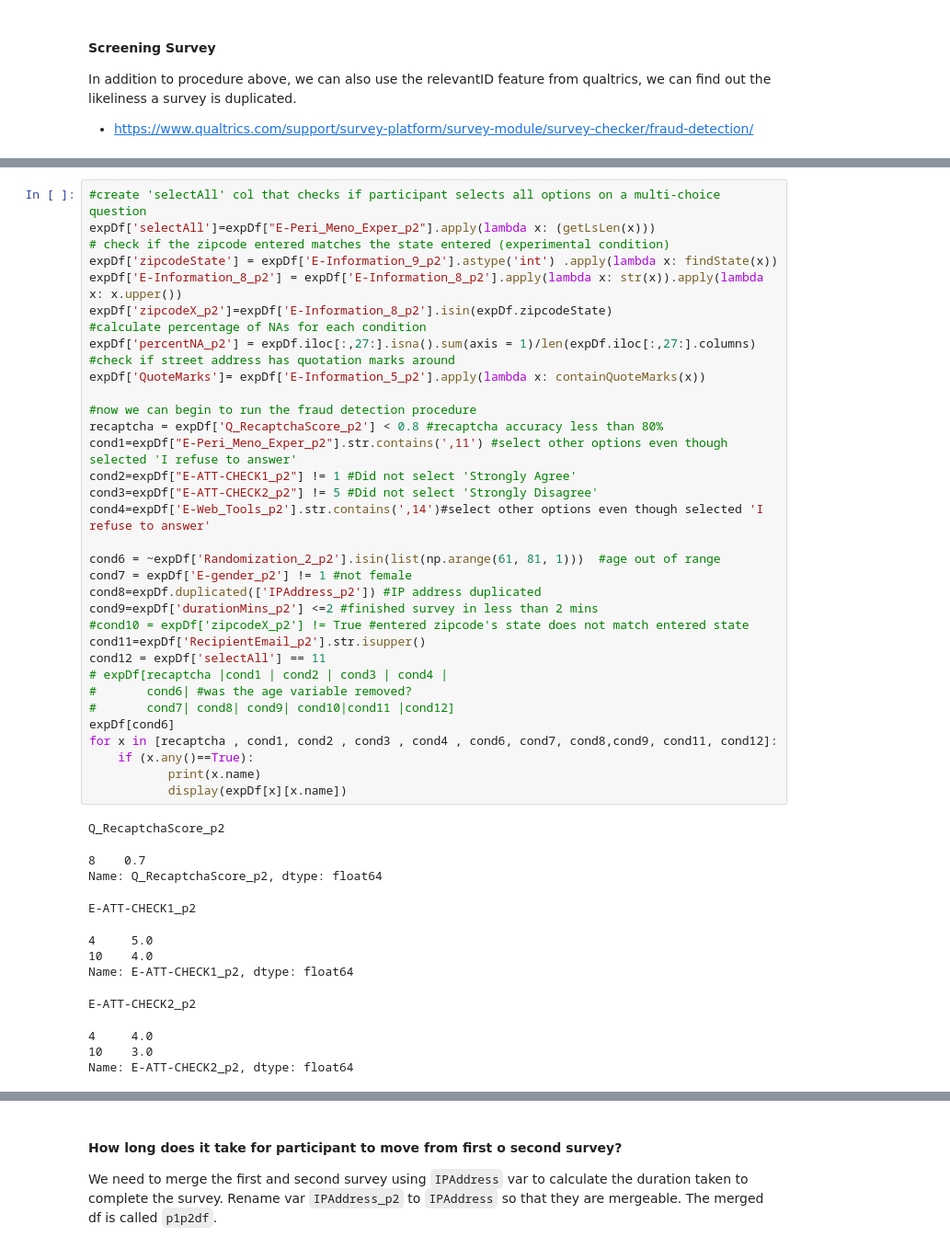
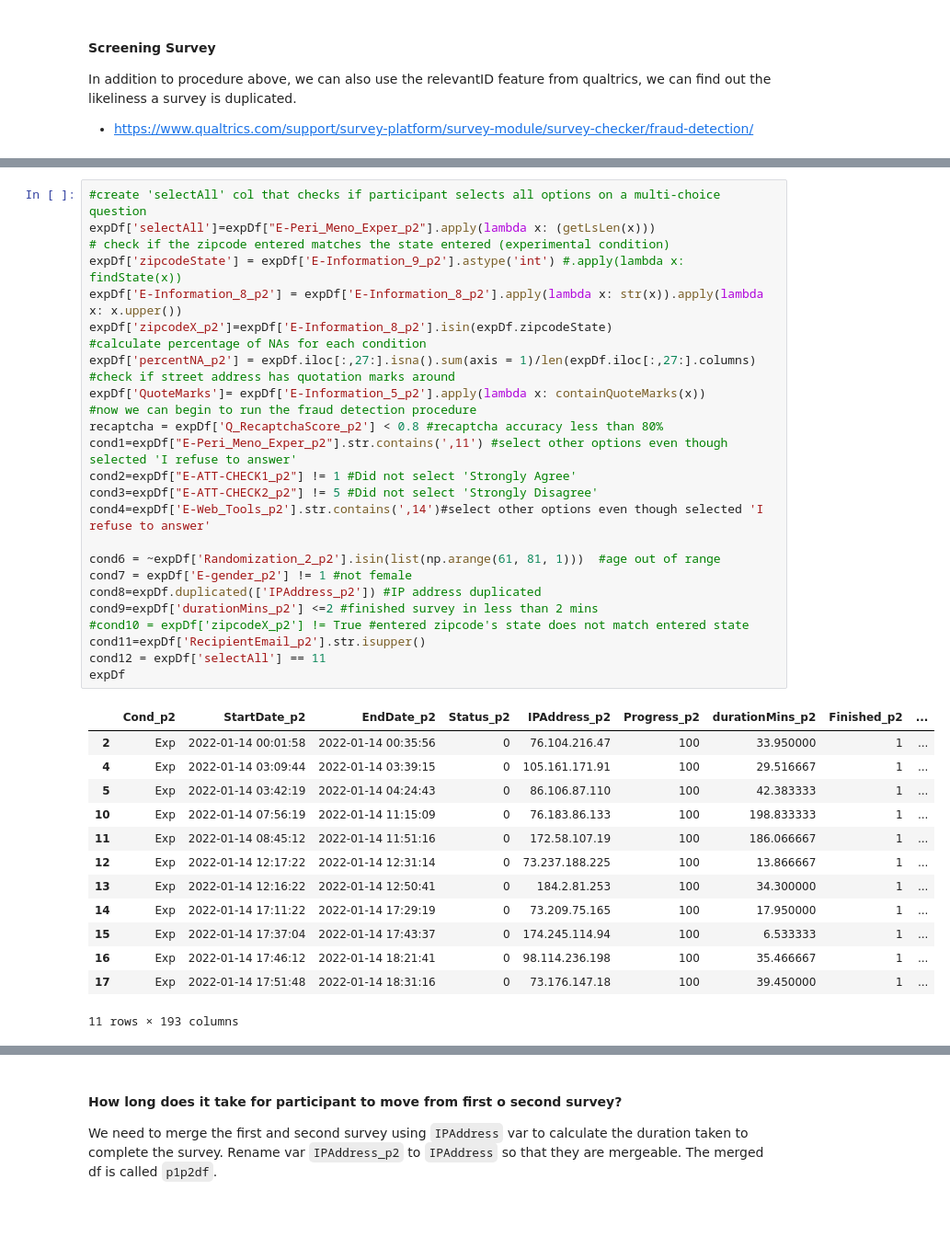
Before and after one commit to nghuixin/menopause, a Jupyter notebook: fraud_detection_pilot.ipynb, the cells around one changed output, grey strips where cells are left out. Shown at 92% size. Drawn from its saved outputs; the diff is of its cells as text; blank space fills up the shorter version.

```diff
--- a/fraud_detection_pilot.ipynb
+++ b/fraud_detection_pilot.ipynb
@@ -162,46 +139,40 @@ screening[cBot] #which responses are bots?
 # %%
 #create 'selectAll' col that checks if participant selects all options on a multi-choice question
 expDf['selectAll']=expDf["E-Peri_Meno_Exper_p2"].apply(lambda x: (getLsLen(x)))
 # check if the zipcode entered matches the state entered (experimental condition)
-expDf['zipcodeState'] = expDf['E-Information_9_p2'].astype('int') .apply(lambda x: findState(x))
+expDf['zipcodeState'] = expDf['E-Information_9_p2'].astype('int') #.apply(lambda x: findState(x))
 expDf['E-Information_8_p2'] = expDf['E-Information_8_p2'].apply(lambda x: str(x)).apply(lambda x: x.upper())
 expDf['zipcodeX_p2']=expDf['E-Information_8_p2'].isin(expDf.zipcodeState)
 #calculate percentage of NAs for each condition
 expDf['percentNA_p2'] = expDf.iloc[:,27:].isna().sum(axis = 1)/len(expDf.iloc[:,27:].columns)
 #check if street address has quotation marks around
 expDf['QuoteMarks']= expDf['E-Information_5_p2'].apply(lambda x: containQuoteMarks(x))
-
 #now we can begin to run the fraud detection procedure
 recaptcha = expDf['Q_RecaptchaScore_p2'] < 0.8 #recaptcha accuracy less than 80%
 cond1=expDf["E-Peri_Meno_Exper_p2"].str.contains(',11') #select other options even though selected 'I refuse to answer'
 cond2=expDf["E-ATT-CHECK1_p2"] != 1 #Did not select 'Strongly Agree'
 cond3=expDf["E-ATT-CHECK2_p2"] != 5 #Did not select 'Strongly Disagree'
 cond4=expDf['E-Web_Tools_p2'].str.contains(',14')#select other options even though selected 'I refuse to answer'
 
 cond6 = ~expDf['Randomization_2_p2'].isin(list(np.arange(61, 81, 1)))  #age out of range
 cond7 = expDf['E-gender_p2'] != 1 #not female
 cond8=expDf.duplicated(['IPAddress_p2']) #IP address duplicated
 cond9=expDf['durationMins_p2'] <=2 #finished survey in less than 2 mins
 #cond10 = expDf['zipcodeX_p2'] != True #entered zipcode's state does not match entered state
 cond11=expDf['RecipientEmail_p2'].str.isupper()
 cond12 = expDf['selectAll'] == 11
-# expDf[recaptcha |cond1 | cond2 | cond3 | cond4 |
-#       cond6| #was the age variable removed?
-#       cond7| cond8| cond9| cond10|cond11 |cond12]
-expDf[cond6]
-for x in [recaptcha , cond1, cond2 , cond3 , cond4 , cond6, cond7, cond8,cond9, cond11, cond12]:
-    if (x.any()==True):
-           print(x.name)
-           display(expDf[x][x.name])
+expDf
 # %% [output]
+|  | Cond_p2 | StartDate_p2 | EndDate_p2 | Status_p2 | IPAddress_p2 | Progress_p2 | durationMins_p2 | Finished_p2 | ... |
+| 2 | Exp | 2022-01-14 00:01:58 | 2022-01-14 00:35:56 | 0 | 76.104.216.47 | 100 | 33.950000 | 1 | ... |
+| 4 | Exp | 2022-01-14 03:09:44 | 2022-01-14 03:39:15 | 0 | 105.161.171.91 | 100 | 29.516667 | 1 | ... |
+| 5 | Exp | 2022-01-14 03:42:19 | 2022-01-14 04:24:43 | 0 | 86.106.87.110 | 100 | 42.383333 | 1 | ... |
+| 10 | Exp | 2022-01-14 07:56:19 | 2022-01-14 11:15:09 | 0 | 76.183.86.133 | 100 | 198.833333 | 1 | ... |
+| 11 | Exp | 2022-01-14 08:45:12 | 2022-01-14 11:51:16 | 0 | 172.58.107.19 | 100 | 186.066667 | 1 | ... |
+| 12 | Exp | 2022-01-14 12:17:22 | 2022-01-14 12:31:14 | 0 | 73.237.188.225 | 100 | 13.866667 | 1 | ... |
+| 13 | Exp | 2022-01-14 12:16:22 | 2022-01-14 12:50:41 | 0 | 184.2.81.253 | 100 | 34.300000 | 1 | ... |
+| 14 | Exp | 2022-01-14 17:11:22 | 2022-01-14 17:29:19 | 0 | 73.209.75.165 | 100 | 17.950000 | 1 | ... |
+| 15 | Exp | 2022-01-14 17:37:04 | 2022-01-14 17:43:37 | 0 | 174.245.114.94 | 100 | 6.533333 | 1 | ... |
+| 16 | Exp | 2022-01-14 17:46:12 | 2022-01-14 18:21:41 | 0 | 98.114.236.198 | 100 | 35.466667 | 1 | ... |
+| 17 | Exp | 2022-01-14 17:51:48 | 2022-01-14 18:31:16 | 0 | 73.176.147.18 | 100 | 39.450000 | 1 | ... |
-Q_RecaptchaScore_p2
+11 rows × 193 columns
-8    0.7
-Name: Q_RecaptchaScore_p2, dtype: float64
-E-ATT-CHECK1_p2
-4     5.0
-10    4.0
-Name: E-ATT-CHECK1_p2, dtype: float64
-E-ATT-CHECK2_p2
-4     4.0
-10    3.0
-Name: E-ATT-CHECK2_p2, dtype: float64
```
Also changed, not shown: parts of 25 cells of this notebook, 1 other file.
